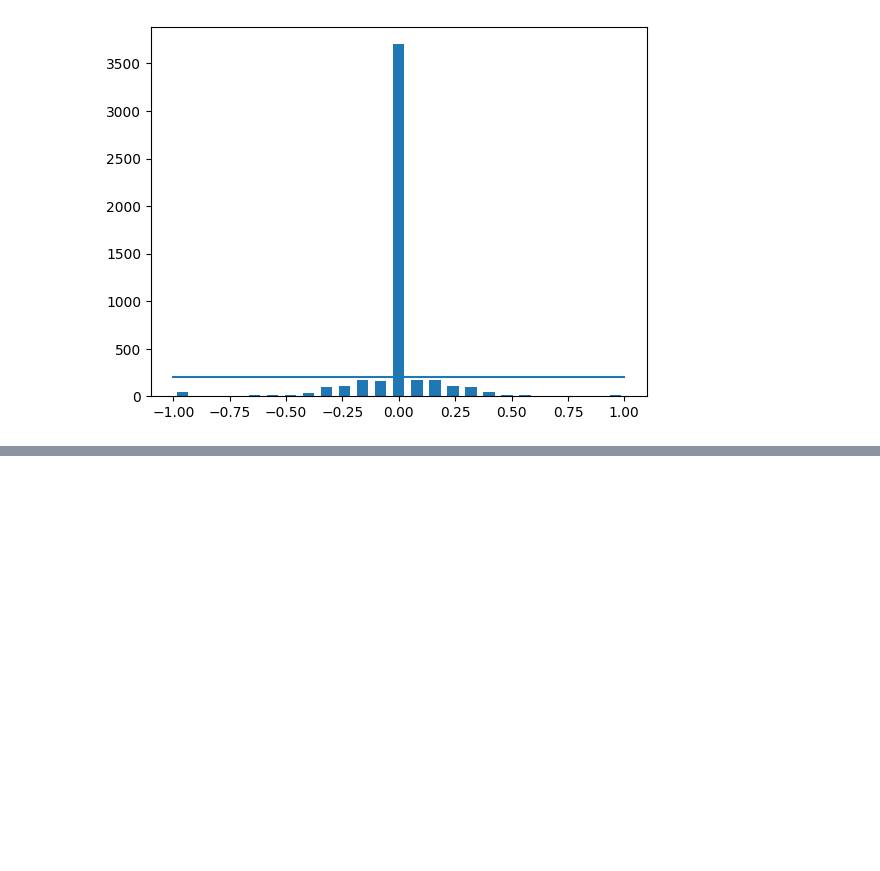
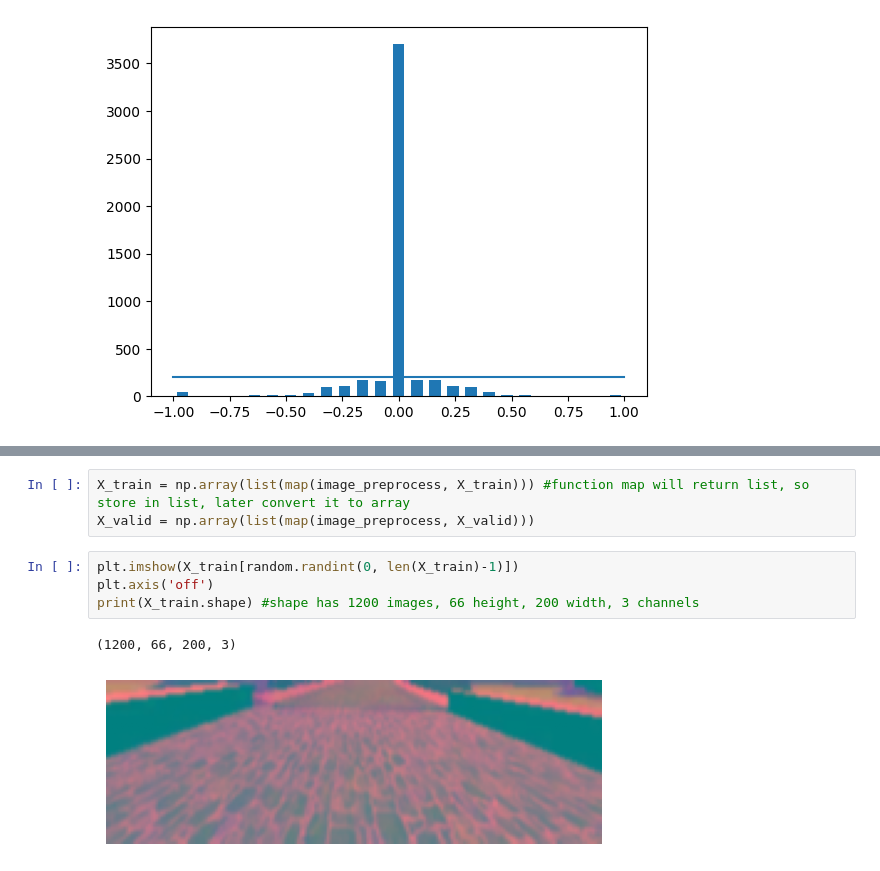
Before and after one commit to onkar201988/google_colab_tutorials, a Jupyter notebook: Behavioural_Cloning.ipynb, the cells around one changed output, grey strips where cells are left out. Cells and saved outputs as stored; diff of their text form; blank space fills up the shorter version.

```diff
--- a/Behavioural_Cloning.ipynb
+++ b/Behavioural_Cloning.ipynb
@@ -83,0 +176,10 @@ for j in range(num_bins):
+# %%
+X_train = np.array(list(map(image_preprocess, X_train))) #function map will return list, so store in list, later convert it to array
+X_valid = np.array(list(map(image_preprocess, X_valid)))
+# %%
+plt.imshow(X_train[random.randint(0, len(X_train)-1)])
+plt.axis('off')
+print(X_train.shape) #shape has 1200 images, 66 height, 200 width, 3 channels
+# %% [output]
+(1200, 66, 200, 3)
+[figure, added]
```
Also changed, not shown: parts of 15 cells of this notebook.
